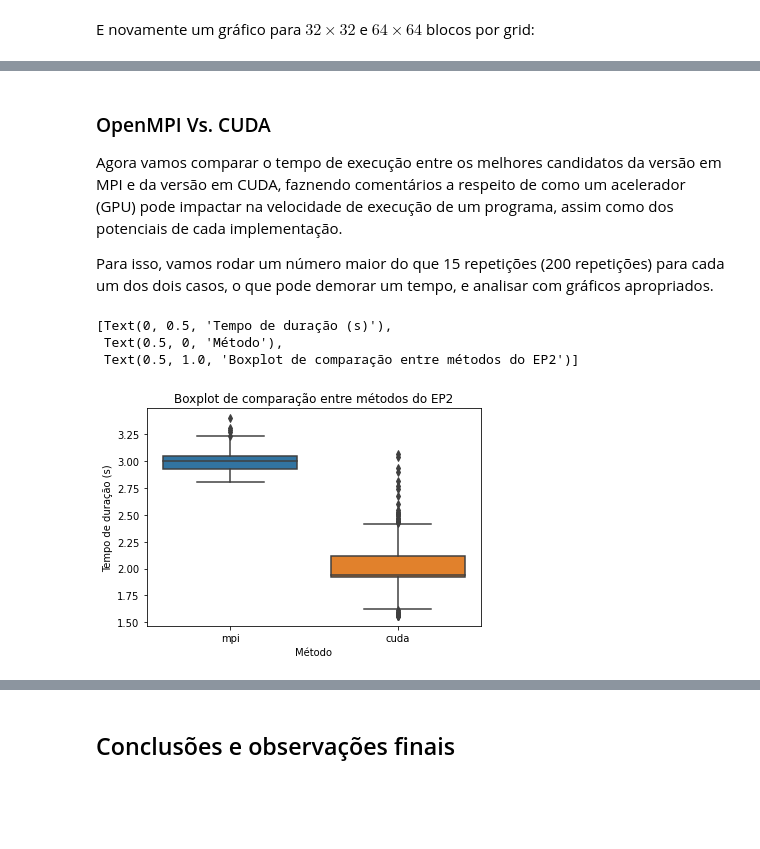
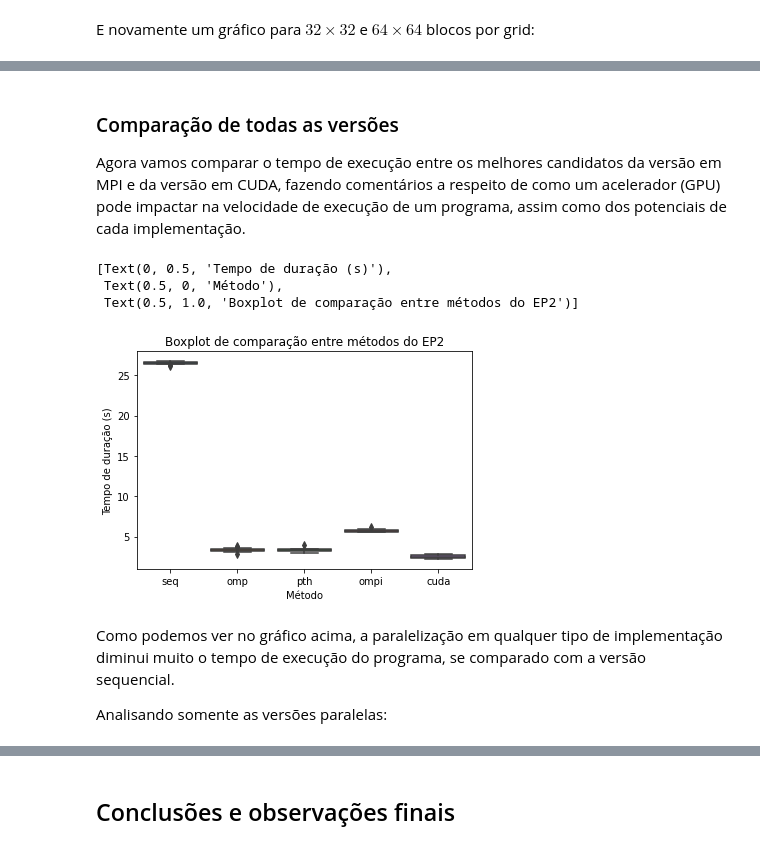
Before and after one commit to martinoni/parallel-ep2, a Jupyter notebook: ep2/src/Report.ipynb, the cells around one changed output, grey strips where cells are left out. Saved outputs shown, nothing was run; the diff lists cells and outputs as text; code cells hidden in the pictures; blank space fills up the shorter version.

```diff
--- a/ep2/src/Report.ipynb
+++ b/ep2/src/Report.ipynb
@@ -423,6 +465,4 @@ Desta forma, escolhemos como potencial conjunto de parâmetros para executar os
 # %% [markdown]
-### OpenMPI Vs. CUDA
+### Comparação de todas as versões
 
-Agora vamos comparar o tempo de execução entre os melhores candidatos da versão em MPI e da versão em CUDA, faznendo comentários a respeito de como um acelerador (GPU) pode impactar na velocidade de execução de um programa, assim como dos potenciais de cada implementação.
-
-Para isso, vamos rodar um número maior do que 15 repetições (200 repetições) para cada um dos dois casos, o que pode demorar um tempo, e analisar com gráficos apropriados.
+Agora vamos comparar o tempo de execução entre os melhores candidatos da versão em MPI e da versão em CUDA, fazendo comentários a respeito de como um acelerador (GPU) pode impactar na velocidade de execução de um programa, assim como dos potenciais de cada implementação.
@@ -442,9 +469,23 @@ brute_bests = pd.read_csv('testes_brutos_melhores.csv')
+# %%
+melhor_seq = data[data.method=='seq']
+melhor_omp = data[data.method=='omp'][data[data.method=='omp'].n_threads==128]
+melhor_pth = data[data.method=='pth'][data[data.method=='pth'].n_threads==128]
+melhor_mpi = data[data.method=='ompi'][data[data.method=='ompi'].n_mpi==16]
+grid32 = data[data.method=='cuda'][data[data.method=='cuda'].x_grid_cuda==32]
+block16 = data[data.method=='cuda'][data[data.method=='cuda'].x_block_cuda==16]
+melhor_cuda = pd.merge(grid32, block16, how='inner')
+
+melhores_versoes = pd.concat([melhor_seq, melhor_omp, melhor_pth, melhor_mpi, melhor_cuda], axis=0)
 # %%
-seaborn.boxplot(x=brute_bests['method'], y=brute_bests['duration_mono'].astype('float')
+seaborn.boxplot(x=melhores_versoes['method'], y=melhores_versoes['duration_mono'].astype('float')
                ).set(xlabel='Método', ylabel='Tempo de duração (s)',
                     title='Boxplot de comparação entre métodos do EP2')
 # %% [output]
 [Text(0, 0.5, 'Tempo de duração (s)'),
  Text(0.5, 0, 'Método'),
  Text(0.5, 1.0, 'Boxplot de comparação entre métodos do EP2')]
-[figure, old version]
+[figure, new version]
+# %% [markdown]
+Como podemos ver no gráfico acima, a paralelização em qualquer tipo de implementação diminui muito o tempo de execução do programa, se comparado com a versão sequencial.
+
+Analisando somente as versões paralelas:
```
Also changed, not shown: parts of 34 cells of this notebook, 4 other files.
